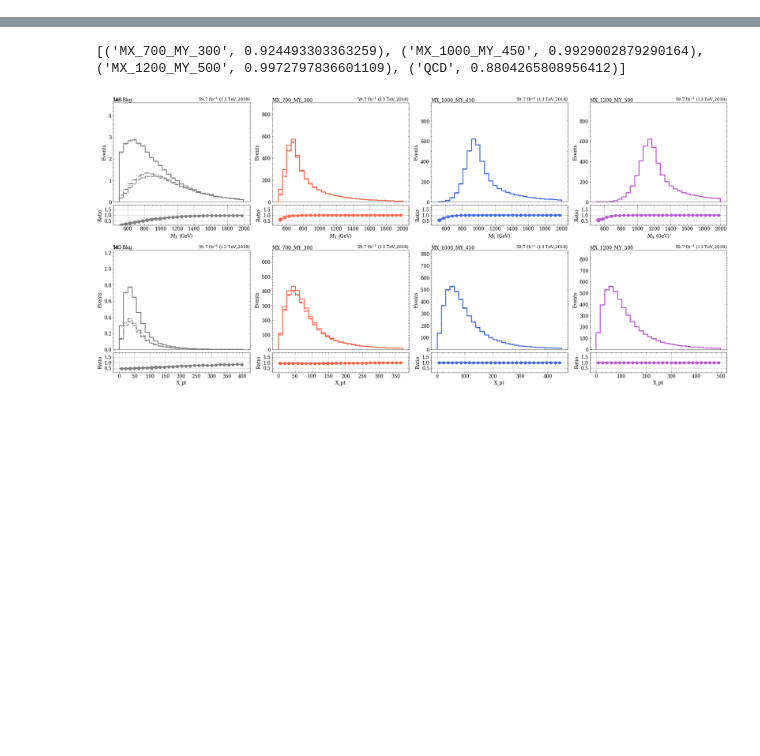
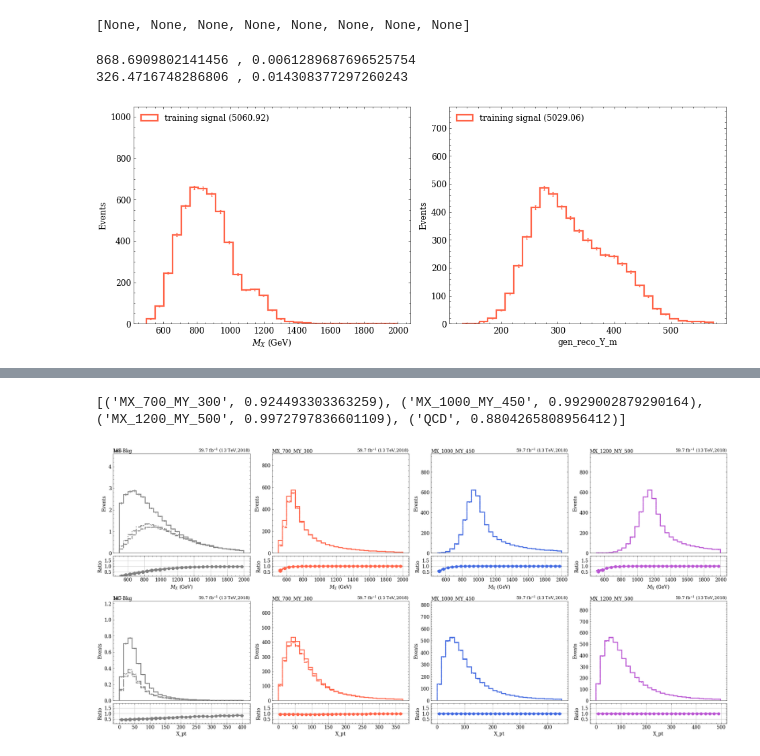
Before and after one commit to ekoenig4/analysis, a Jupyter notebook: jupyter/feynnet/test_6b_dataset.ipynb, the cells around one changed output, grey strips where cells are left out. Saved outputs shown, nothing was run; the diff lists cells and outputs as text; code cells hidden in the pictures; blank space fills up the shorter version.

```diff
--- a/jupyter/feynnet/test_6b_dataset.ipynb
+++ b/jupyter/feynnet/test_6b_dataset.ipynb
@@ -115,0 +152,31 @@ study.quick(
+# %%
+def reco_truth(t):
+    if not t.is_signal: return
+
+    jp4 = build_p4(t, 'jet', extra=['signalId'])
+    perm = ak.argsort(jp4.signalId, axis=1)
+
+    x_p4, y_p4 = get_reco(jp4, perm)
+
+    t.extend(
+        gen_reco_Y_m=y_p4.m
+    )
+
+train_signal.apply(reco_truth)
+# %% [output]
+[None, None, None, None, None, None, None, None]
+# %%
+study.quick_region(
+    train_signal,
+    label=['training signal'],
+    varlist=['X_m','gen_reco_Y_m'],
+    lumi=None,
+    scale=lambda t: (1/8 if t.is_signal else 1) * t.dataset_norm_abs_scale/t.scale,
+    h_label_stat=get_mu_sig,
+    legend=True,
+    dim=-1,
+)
+# %% [output]
+868.6909802141456 , 0.0061289687696525754
+326.4716748286806 , 0.014308377297260243
+[figure, added]
```
Also changed, not shown: parts of 24 cells of this notebook, 20 other files.
